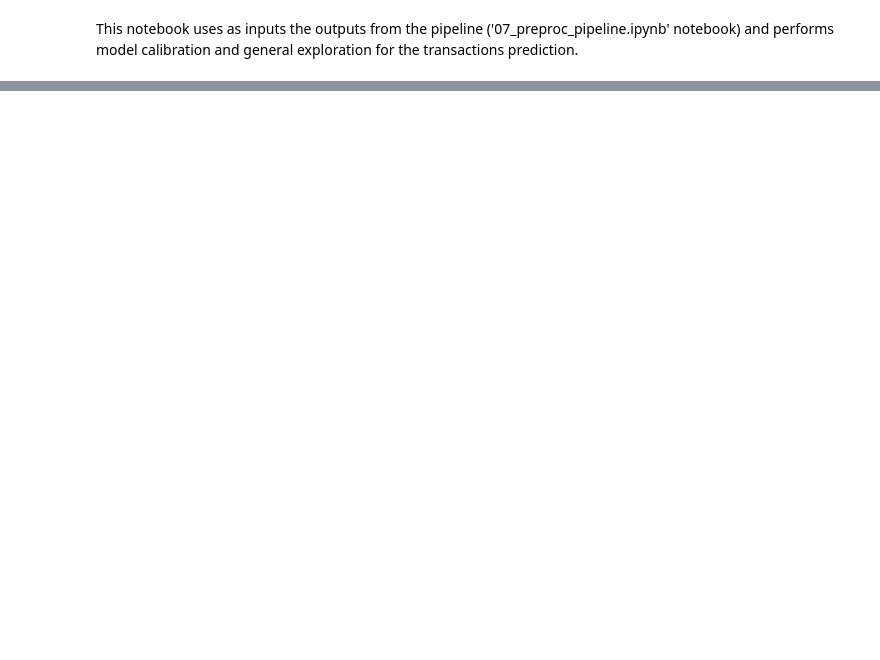
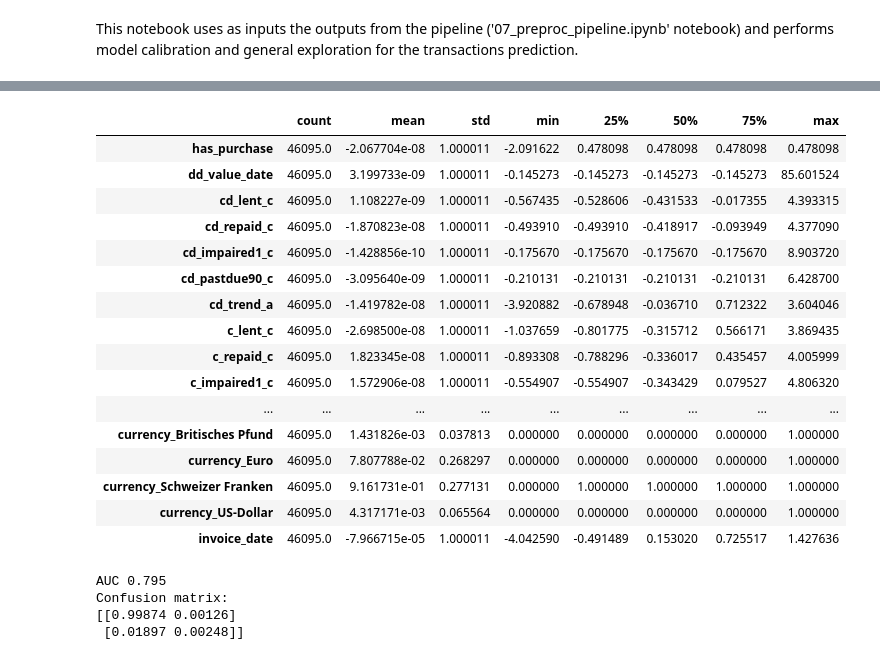
Before and after one commit to davidemariani/networkAnalysisForML, a Jupyter notebook: 08_benchmark_models.ipynb, the cells around one changed output, grey strips where cells are left out. Drawn from its saved outputs; the diff is of its cells as text; code cells hidden in the pictures; blank space fills up the shorter version.

Commit message:
bug fixed on confusion matrix display - benchmark models mainly working

```diff
--- a/08_benchmark_models.ipynb
+++ b/08_benchmark_models.ipynb
@@ -48,0 +74,3 @@ def model_diag(model, X_train, y_train, CrossValFolds=5, run_confusion_matrix=Fa
+# %%
+X_train_df = pd.DataFrame(X_train, columns=feature_labels)
+X_train_df.head()
@@ -48,0 +96,30 @@ def model_diag(model, X_train, y_train, CrossValFolds=5, run_confusion_matrix=Fa
+# %%
+X_train_df.describe().transpose()
+# %% [output]
+|  | count | mean | std | min | 25% | 50% | 75% | max |
+| has_purchase | 46095.0 | -2.067704e-08 | 1.000011 | -2.091622 | 0.478098 | 0.478098 | 0.478098 | 0.478098 |
+| dd_value_date | 46095.0 | 3.199733e-09 | 1.000011 | -0.145273 | -0.145273 | -0.145273 | -0.145273 | 85.601524 |
+| cd_lent_c | 46095.0 | 1.108227e-09 | 1.000011 | -0.567435 | -0.528606 | -0.431533 | -0.017355 | 4.393315 |
+| cd_repaid_c | 46095.0 | -1.870823e-08 | 1.000011 | -0.493910 | -0.493910 | -0.418917 | -0.093949 | 4.377090 |
+| cd_impaired1_c | 46095.0 | -1.428856e-10 | 1.000011 | -0.175670 | -0.175670 | -0.175670 | -0.175670 | 8.903720 |
+| cd_pastdue90_c | 46095.0 | -3.095640e-09 | 1.000011 | -0.210131 | -0.210131 | -0.210131 | -0.210131 | 6.428700 |
+| cd_trend_a | 46095.0 | -1.419782e-08 | 1.000011 | -3.920882 | -0.678948 | -0.036710 | 0.712322 | 3.604046 |
+| c_lent_c | 46095.0 | -2.698500e-08 | 1.000011 | -1.037659 | -0.801775 | -0.315712 | 0.566171 | 3.869435 |
+| c_repaid_c | 46095.0 | 1.823345e-08 | 1.000011 | -0.893308 | -0.788296 | -0.336017 | 0.435457 | 4.005999 |
+| c_impaired1_c | 46095.0 | 1.572906e-08 | 1.000011 | -0.554907 | -0.554907 | -0.343429 | 0.079527 | 4.806320 |
+| ... | ... | ... | ... | ... | ... | ... | ... | ... |
+| currency_Britisches Pfund | 46095.0 | 1.431826e-03 | 0.037813 | 0.000000 | 0.000000 | 0.000000 | 0.000000 | 1.000000 |
+| currency_Euro | 46095.0 | 7.807788e-02 | 0.268297 | 0.000000 | 0.000000 | 0.000000 | 0.000000 | 1.000000 |
+| currency_Schweizer Franken | 46095.0 | 9.161731e-01 | 0.277131 | 0.000000 | 1.000000 | 1.000000 | 1.000000 | 1.000000 |
+| currency_US-Dollar | 46095.0 | 4.317171e-03 | 0.065564 | 0.000000 | 0.000000 | 0.000000 | 0.000000 | 1.000000 |
+| invoice_date | 46095.0 | -7.966715e-05 | 1.000011 | -4.042590 | -0.491489 | 0.153020 | 0.725517 | 1.427636 |
+# %%
+#Linear model Stochastic Gradient Descent
+sgd_clf = SGDClassifier(random_state=42, max_iter=250, loss='log', tol=0.0001)
+sgd_clf.fit(X_train, y_train)
+sgd_clf_diag = model_diag(sgd_clf, X_train, y_train, run_confusion_matrix=True, CrossValFolds=5)
+# %% [output]
+AUC 0.795
+Confusion matrix:
+[[0.99874 0.00126]
+ [0.01897 0.00248]]
```
Also changed, not shown: parts of 15 cells of this notebook, 1 other file.
